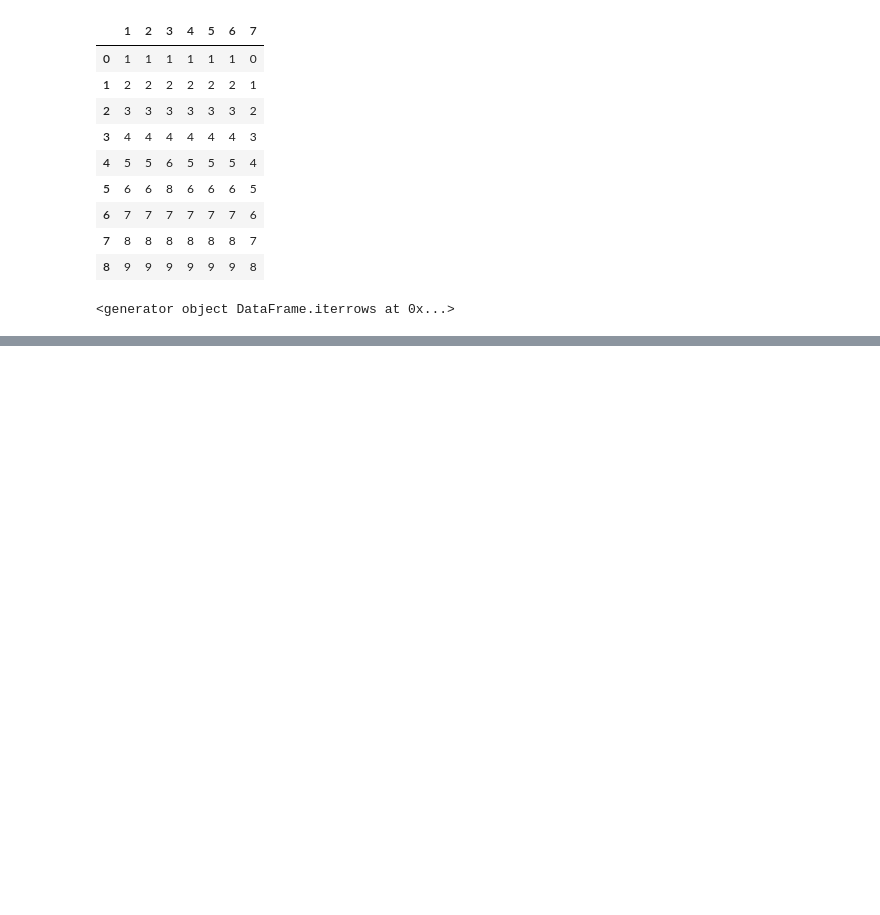
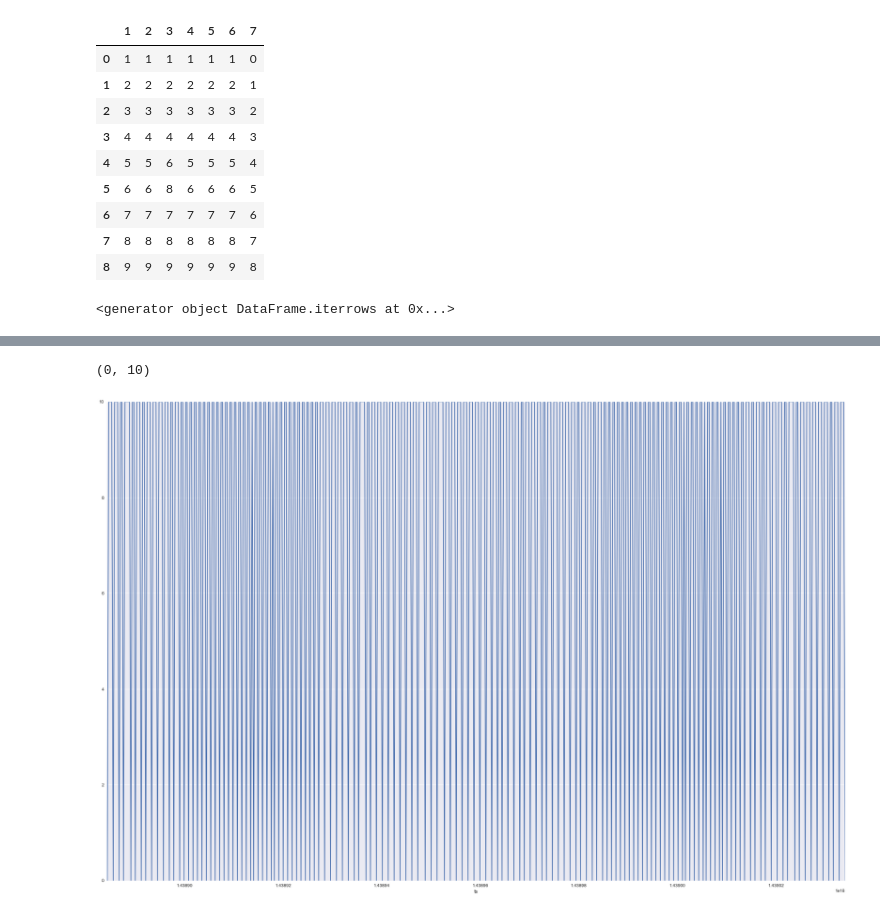
Before and after one commit to rshamsy/Summer-Research, a Jupyter notebook: dataExp.ipynb, the cells around one changed output, grey strips where cells are left out. Cells and saved outputs as stored; diff of their text form; code cells hidden in the pictures; blank space fills up the shorter version.

```diff
--- a/dataExp.ipynb
+++ b/dataExp.ipynb
@@ -596,0 +1334,6 @@ testdf
+# %%
+## checking if any time is missed
+print(tsindex.shape,'\n',daterangeDF.shape)
+
+# change name of tsindex:
+m5ts_tindex = tsindex
@@ -596,0 +1389,2 @@ testdf
+# %%
+m5ts_tindex.index=pd.to_datetime(m5ts_tindex.index)
@@ -596,0 +1454,7 @@ testdf
+# %%
+plt.figure(figsize=[30,20])
+sns.tsplot(m5ts_tindex[300000:300500].delta,m5ts_tindex.index[300000:300500])
+plt.ylim([0,10])
+# %% [output]
+(0, 10)
+[figure, added]
```
Also changed, not shown: parts of 164 cells of this notebook, 2 other files.
